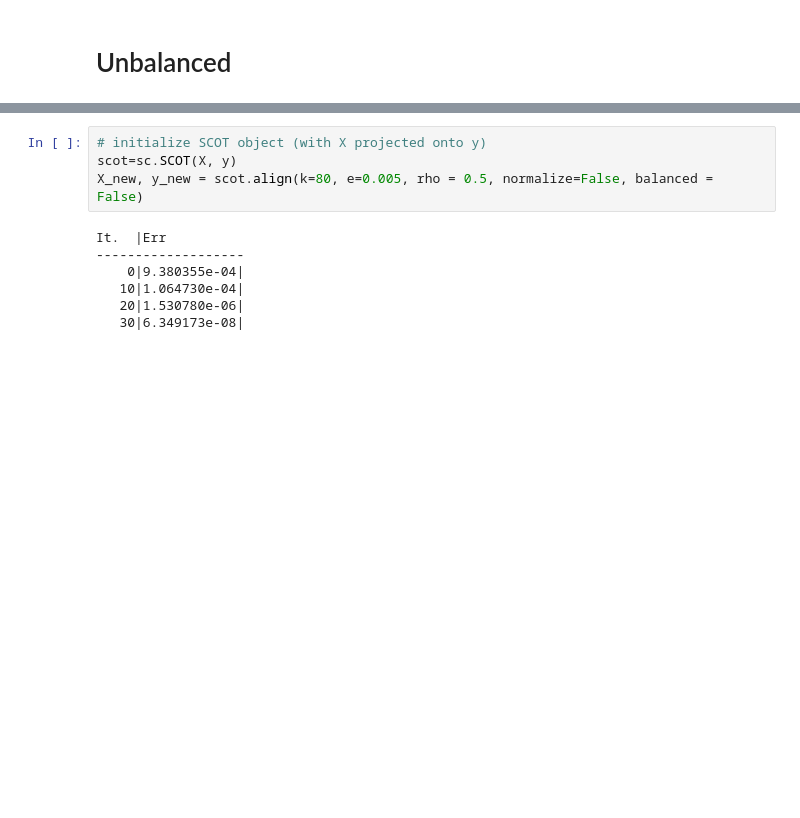
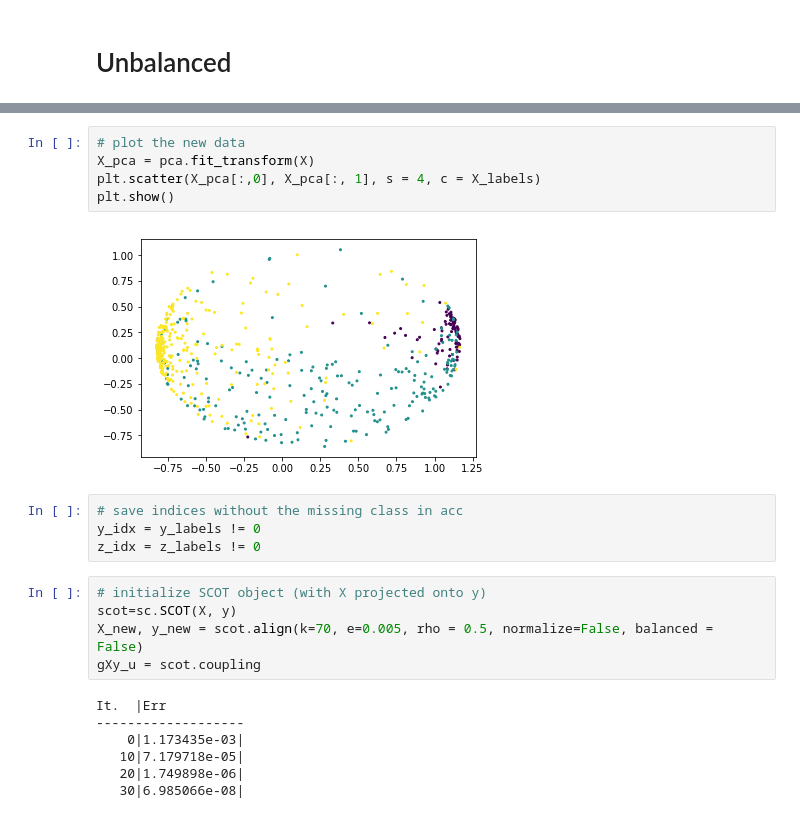
Before and after one commit to rsinghlab/SCOT, a Jupyter notebook: examples/scNMT.ipynb, the cells around one changed output, grey strips where cells are left out. Cells and saved outputs as stored; diff of their text form; blank space fills up the shorter version.

```diff
--- a/examples/scNMT.ipynb
+++ b/examples/scNMT.ipynb
@@ -205,11 +161,23 @@ Label transfer accuracy for randomly splitting the alignment data is  0.85467479
+# %%
+# plot the new data
+X_pca = pca.fit_transform(X)
+plt.scatter(X_pca[:,0], X_pca[:, 1], s = 4, c = X_labels)
+plt.show()
+# %% [output]
+[figure, added]
+# %%
+# save indices without the missing class in acc
+y_idx = y_labels != 0
+z_idx = z_labels != 0
 # %%
 # initialize SCOT object (with X projected onto y)
 scot=sc.SCOT(X, y)
-X_new, y_new = scot.align(k=80, e=0.005, rho = 0.5, normalize=False, balanced = False)
+X_new, y_new = scot.align(k=70, e=0.005, rho = 0.5, normalize=False, balanced = False)
+gXy_u = scot.coupling
 # %% [output]
 It.  |Err
 -------------------
-    0|9.380355e-04|
-   10|1.064730e-04|
-   20|1.530780e-06|
-   30|6.349173e-08|
+    0|1.173435e-03|
+   10|7.179718e-05|
+   20|1.749898e-06|
+   30|6.985066e-08|
```
Also changed, not shown: parts of 23 cells of this notebook.
